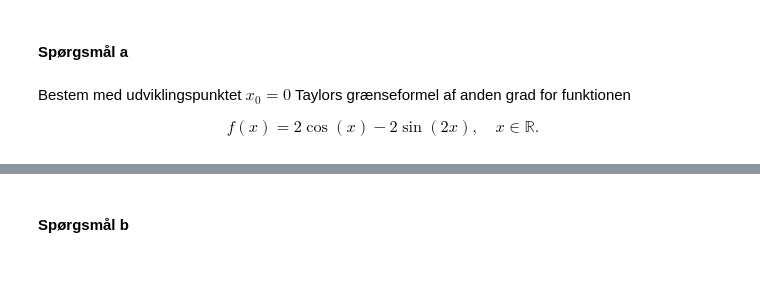
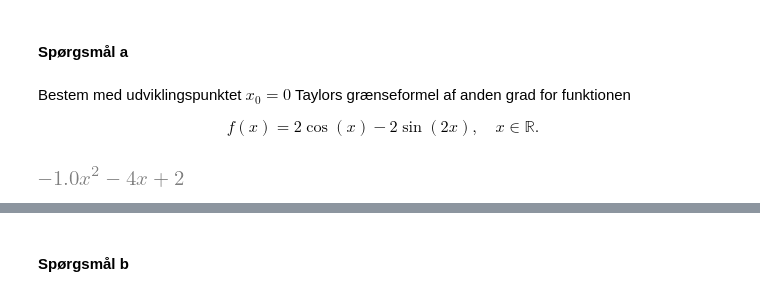
Before and after one commit to Chrisser1/01002-Mathematics-1b, a Jupyter notebook: week5/inclass_week05.ipynb, the cells around one changed output, grey strips where cells are left out. Cells and saved outputs as stored; diff of their text form; code cells hidden in the pictures; blank space fills up the shorter version.

```diff
--- a/week5/inclass_week05.ipynb
+++ b/week5/inclass_week05.ipynb
@@ -708,3 +755,15 @@ Bestem med udviklingspunktet $x_0=0$ Taylors grænseformel af anden grad for fun
 \begin{equation*}
   f(x)=2\cos(x)-2\sin(2x), \quad x\in \mathbb{R}.
 \end{equation*}
+# %%
+# Svar
+x = Symbol('x', real=True)
+f = 2 * cos(x) - 2 * sin(2*x)
+x0 = Matrix([0])
+x_matrix = Matrix([x])
+degree = 2
+
+poly_part = taylorDegree2(f, x_matrix, x0)
+poly_part
+# %% [output]
+[figure, added]
```
Also changed, not shown: parts of 20 cells of this notebook, 2 other files.
